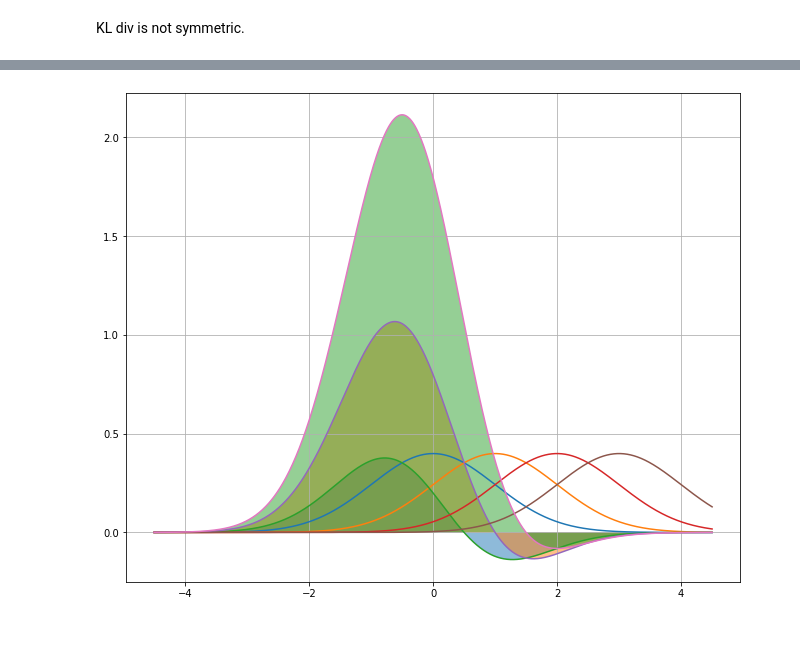
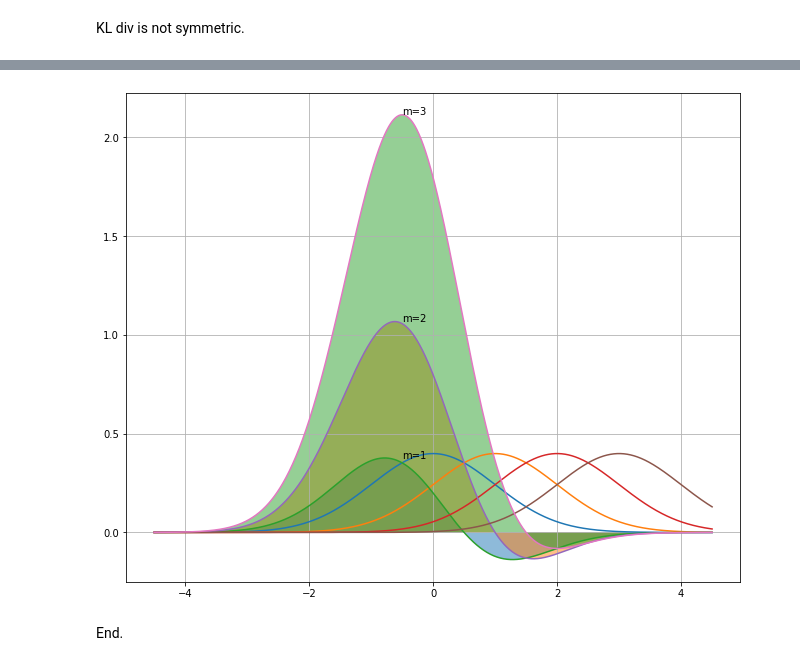
Before and after one commit to yongduek/lectures, a Jupyter notebook: studies/kldiv_cross_entropy.ipynb, the cells around one changed output, grey strips where cells are left out. Saved outputs shown, nothing was run; the diff lists cells and outputs as text; code cells hidden in the pictures; blank space fills up the shorter version.

```diff
--- a/studies/kldiv_cross_entropy.ipynb
+++ b/studies/kldiv_cross_entropy.ipynb
@@ -54,18 +109,21 @@ plt.fill_between(x, klqp, alpha=.5)
 # %%
 import scipy.stats as stats
 x=np.linspace(-4.5, 4.5, 1000)
 means = [1, 2, 3 ] # various mean locations
 p = stats.norm(0,1).pdf(x)
 plt.figure(figsize=(11,9))
 plt.plot(x, p, label="N(0,1)")
 for m in means:
     q = stats.norm(m, 1).pdf(x)
 
     klterm = p * np.log(p/q)
 
     plt.plot(x, q);
     plt.plot(x, klterm)
     plt.fill_between(x, klterm, alpha=.5)
+    plt.text(-.5, klterm.max(), f'm={m}')
 plt.grid(True);
 # %% [output]
-[figure, old version]
+[figure, new version]
+# %% [markdown]
+End.
```
Also changed, not shown: parts of 9 cells of this notebook.
